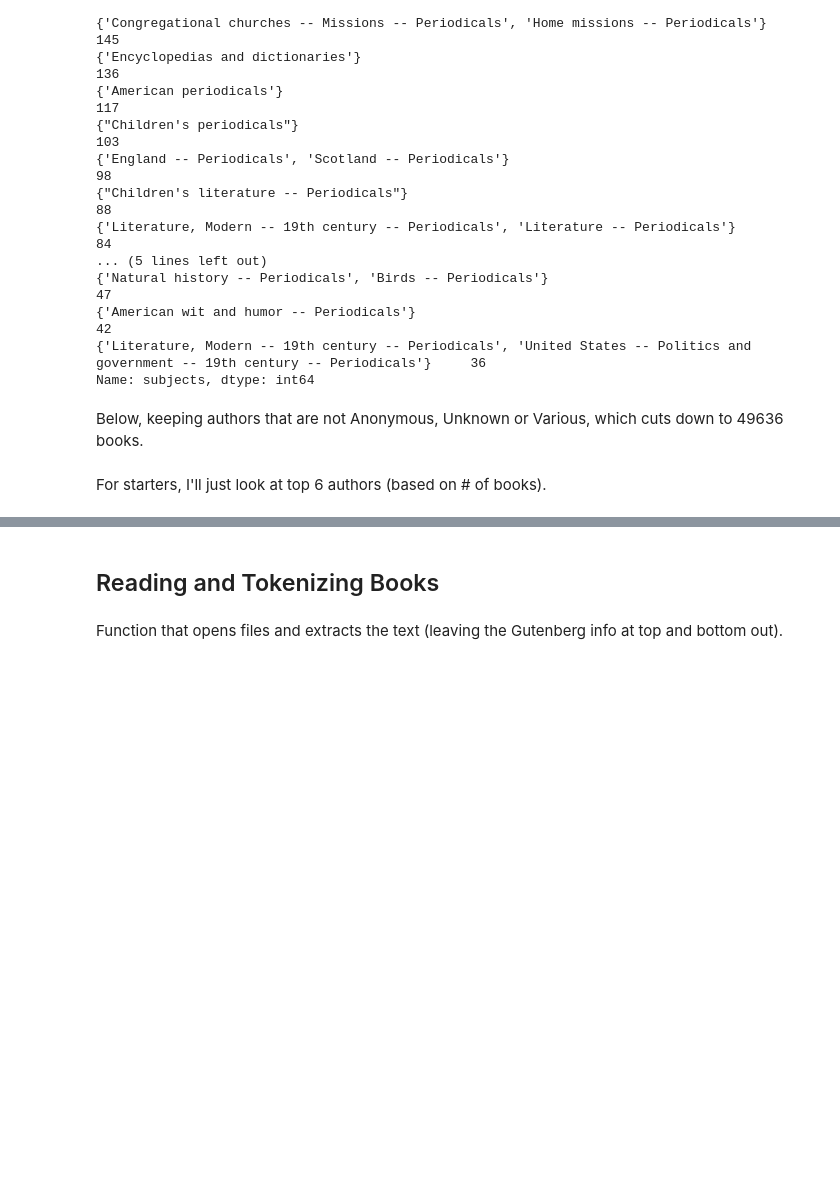
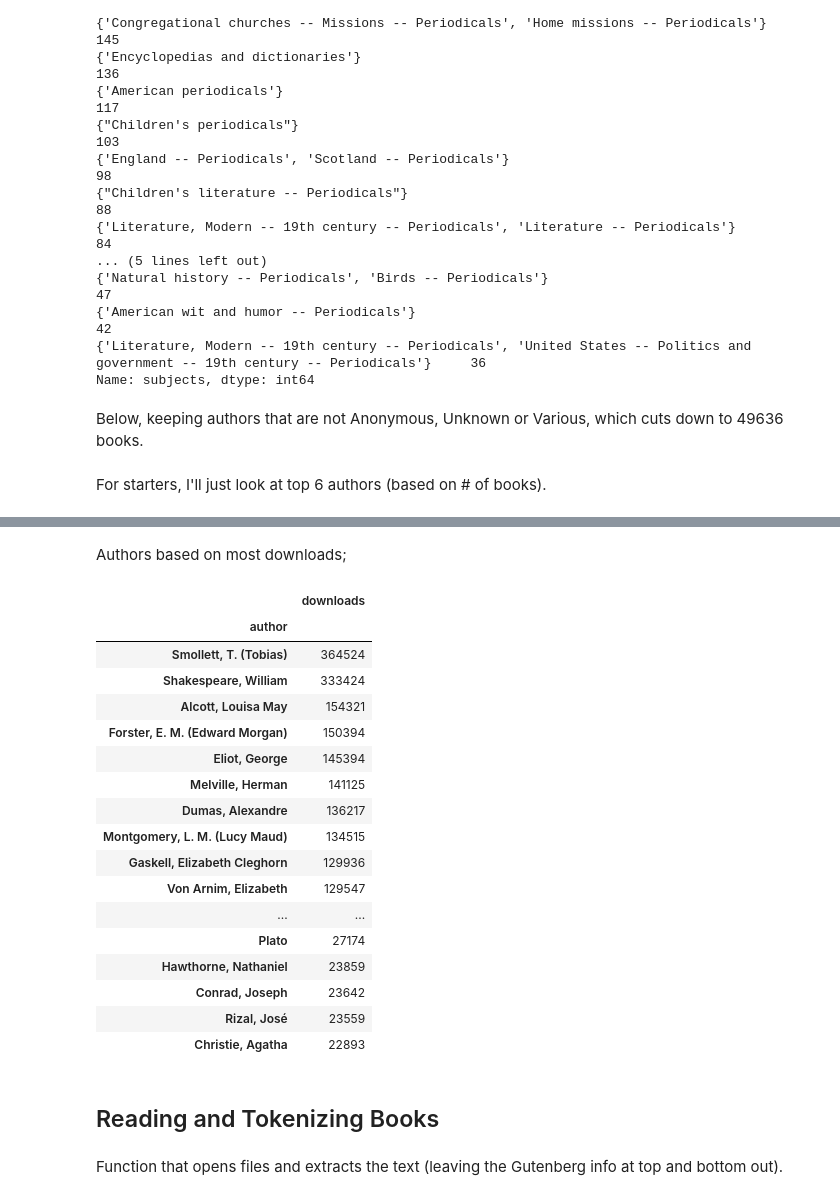
Before and after one commit to tomoumer/discovery_of_writing_differences, a Jupyter notebook: notebooks/data_exploration.ipynb, the cells around one changed output, grey strips where cells are left out. Cells and saved outputs as stored; diff of their text form; code cells hidden in the pictures; blank space fills up the shorter version.

```diff
--- a/notebooks/data_exploration.ipynb
+++ b/notebooks/data_exploration.ipynb
@@ -243,3 +271,26 @@ library_en.sort_values(by='downloads', ascending=False).head(20)
+# %% [markdown]
+Authors based on most downloads;
+# %%
+library_en.groupby('author')[['downloads']].sum().sort_values(by='downloads', ascending=False).head(30)
+# %% [output]
+|  | downloads |
+| author |  |
+| Smollett, T. (Tobias) | 364524 |
+| Shakespeare, William | 333424 |
+| Alcott, Louisa May | 154321 |
+| Forster, E. M. (Edward Morgan) | 150394 |
+| Eliot, George | 145394 |
+| Melville, Herman | 141125 |
+| Dumas, Alexandre | 136217 |
+| Montgomery, L. M. (Lucy Maud) | 134515 |
+| Gaskell, Elizabeth Cleghorn | 129936 |
+| Von Arnim, Elizabeth | 129547 |
+| ... | ... |
+| Plato | 27174 |
+| Hawthorne, Nathaniel | 23859 |
+| Conrad, Joseph | 23642 |
+| Rizal, José | 23559 |
+| Christie, Agatha | 22893 |
 # %% [markdown]
 ## Reading and Tokenizing Books
 # %% [markdown]
```
Also changed, not shown: parts of 6 cells of this notebook.
